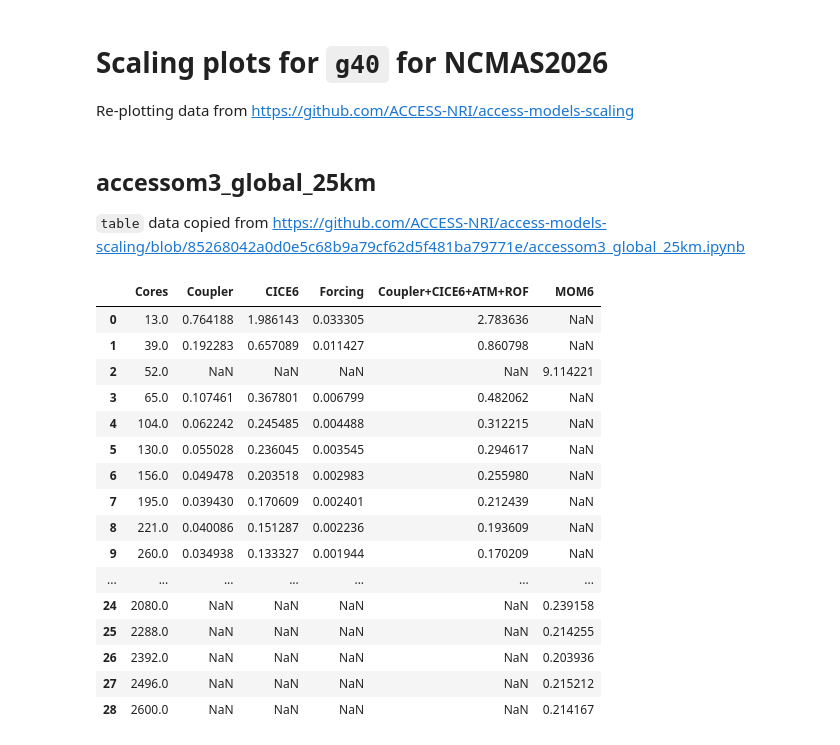
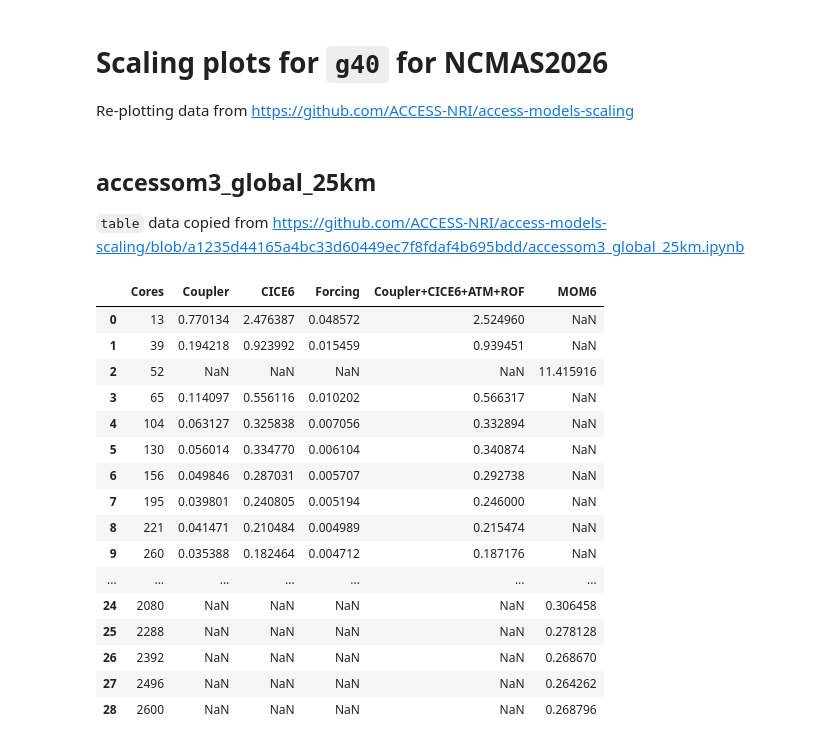
Before and after one commit to aekiss/NCMAS2026, a Jupyter notebook: Scaling.ipynb, the cells around one changed output. Drawn from its saved outputs; the diff is of its cells as text; code cells hidden in the pictures.

```diff
--- a/Scaling.ipynb
+++ b/Scaling.ipynb
@@ -10,5 +10,5 @@ from io import StringIO
 ## accessom3_global_25km
 
 `table` data copied from
-https://github.com/ACCESS-NRI/access-models-scaling/blob/85268042a0d0e5c68b9a79cf62d5f481ba79771e/accessom3_global_25km.ipynb
+https://github.com/ACCESS-NRI/access-models-scaling/blob/a1235d44165a4bc33d60449ec7f8fdaf4b695bdd/accessom3_global_25km.ipynb
 # %%
@@ -49,27 +49,27 @@ cores
 # %%
 names=['Cores', 'Coupler', 'CICE6', 'Forcing', 'Coupler+CICE6+ATM+ROF', 'MOM6']
 
-data = pd.read_csv(StringIO(table),
+data = pd.read_csv(StringIO(data_str),
             sep='\t',
             skiprows=[0, 1, 2, 3],
             names=names)
+
+data
+# %% [output]
+|  | Cores | Coupler | CICE6 | Forcing | Coupler+CICE6+ATM+ROF | MOM6 |
+| 0 | 13 | 0.770134 | 2.476387 | 0.048572 | 2.524960 | NaN |
+| 1 | 39 | 0.194218 | 0.923992 | 0.015459 | 0.939451 | NaN |
+| 2 | 52 | NaN | NaN | NaN | NaN | 11.415916 |
+| 3 | 65 | 0.114097 | 0.556116 | 0.010202 | 0.566317 | NaN |
+| 4 | 104 | 0.063127 | 0.325838 | 0.007056 | 0.332894 | NaN |
+| 5 | 130 | 0.056014 | 0.334770 | 0.006104 | 0.340874 | NaN |
+| 6 | 156 | 0.049846 | 0.287031 | 0.005707 | 0.292738 | NaN |
+| 7 | 195 | 0.039801 | 0.240805 | 0.005194 | 0.246000 | NaN |
+| 8 | 221 | 0.041471 | 0.210484 | 0.004989 | 0.215474 | NaN |
+| 9 | 260 | 0.035388 | 0.182464 | 0.004712 | 0.187176 | NaN |
+| ... | ... | ... | ... | ... | ... | ... |
+| 24 | 2080 | NaN | NaN | NaN | NaN | 0.306458 |
+| 25 | 2288 | NaN | NaN | NaN | NaN | 0.278128 |
+| 26 | 2392 | NaN | NaN | NaN | NaN | 0.268670 |
+| 27 | 2496 | NaN | NaN | NaN | NaN | 0.264262 |
+| 28 | 2600 | NaN | NaN | NaN | NaN | 0.268796 |
-# %%
-data
-# %% [output]
-|  | Cores | Coupler | CICE6 | Forcing | Coupler+CICE6+ATM+ROF | MOM6 |
-| 0 | 13.0 | 0.764188 | 1.986143 | 0.033305 | 2.783636 | NaN |
-| 1 | 39.0 | 0.192283 | 0.657089 | 0.011427 | 0.860798 | NaN |
-| 2 | 52.0 | NaN | NaN | NaN | NaN | 9.114221 |
-| 3 | 65.0 | 0.107461 | 0.367801 | 0.006799 | 0.482062 | NaN |
-| 4 | 104.0 | 0.062242 | 0.245485 | 0.004488 | 0.312215 | NaN |
-| 5 | 130.0 | 0.055028 | 0.236045 | 0.003545 | 0.294617 | NaN |
-| 6 | 156.0 | 0.049478 | 0.203518 | 0.002983 | 0.255980 | NaN |
-| 7 | 195.0 | 0.039430 | 0.170609 | 0.002401 | 0.212439 | NaN |
-| 8 | 221.0 | 0.040086 | 0.151287 | 0.002236 | 0.193609 | NaN |
-| 9 | 260.0 | 0.034938 | 0.133327 | 0.001944 | 0.170209 | NaN |
-| ... | ... | ... | ... | ... | ... | ... |
-| 24 | 2080.0 | NaN | NaN | NaN | NaN | 0.239158 |
-| 25 | 2288.0 | NaN | NaN | NaN | NaN | 0.214255 |
-| 26 | 2392.0 | NaN | NaN | NaN | NaN | 0.203936 |
-| 27 | 2496.0 | NaN | NaN | NaN | NaN | 0.215212 |
-| 28 | 2600.0 | NaN | NaN | NaN | NaN | 0.214167 |
```
Also changed, not shown: parts of 10 cells of this notebook.
